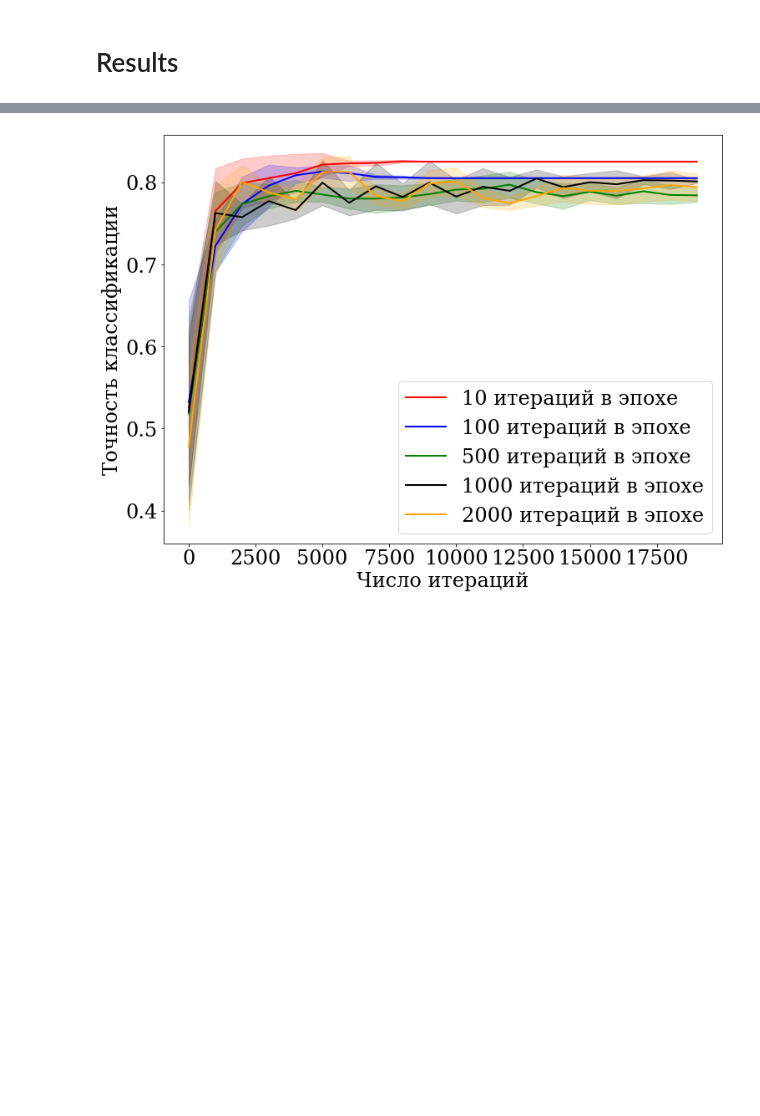
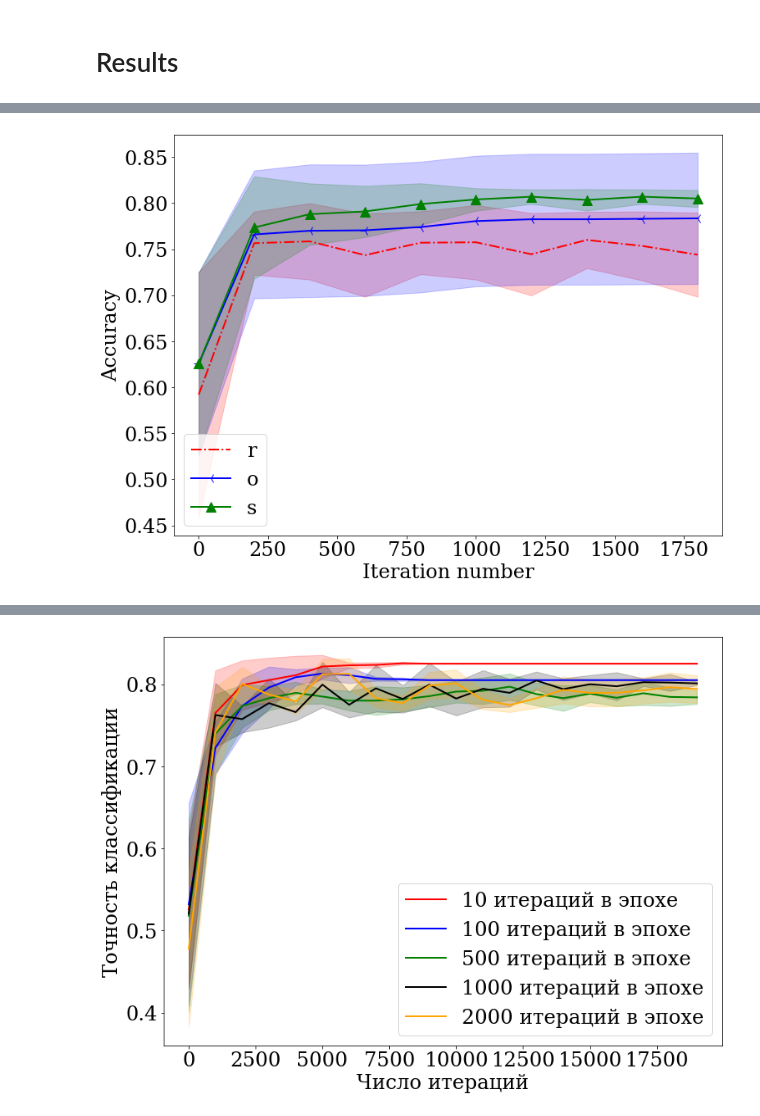
Before and after one commit to Intelligent-Systems-Phystech/MetaOptDistillation, a Jupyter notebook: notebooks/synthetic_data_experiment.ipynb, the cells around one changed output, grey strips where cells are left out. Drawn from its saved outputs; the diff is of its cells as text; code cells hidden in the pictures; blank space fills up the shorter version.

```diff
--- a/notebooks/synthetic_data_experiment.ipynb
+++ b/notebooks/synthetic_data_experiment.ipynb
@@ -330,12 +320,11 @@ synthetic_opt(exp_ver, run_num, epoch_num, filename, teacher, x_train,
 # %% [markdown]
 # Results
 # %%
-# data_b = open_data_json("../log/synthetic_exp3_nodistil.jsonl")
-# data_d = open_data_json("../log/synthetic_exp3_distil.jsonl")
-data_dr = open_data_json("../log/synthetic_exp3_random.jsonl")
-data_h = open_data_json("../log/synthetic_exp3_opt.jsonl")
-data_s = open_data_json("../log/synthetic_exp3_splines_esize_10_period_2.jsonl")
-# data_ho = open_data_json("../log/exp9_full_cifar_hyperopt.jsonl")
+#data_b = open_data_json("../log/synthetic_exp6_nodistil.jsonl")
+#data_d = open_data_json("../log/synthetic_exp6_distil.jsonl")
+data_dr = open_data_json("../log/synthetic_exp6_random.jsonl")
+data_h = open_data_json("../log/synthetic_exp6_opt.jsonl")
+data_s = open_data_json("../log/synthetic_exp6_splines_esize_10_period_2.jsonl")
 # %%
 from matplotlib import pylab as plt
 plt.rcParams['font.family'] = 'DejaVu Serif'
@@ -349 +358,12 @@ plt.rcParams['axes.labelsize'] = 24
+# %%
+plot_data_params(data_dr, 'accuracy', 'r', 'red', '.')
+plot_data_params(data_h, 'accuracy', 'o', 'blue', '3')
+plot_data_params(data_s, 'accuracy', 's', 'green', '^')
+plt.legend()
+plt.xlabel('Iteration number')
+plt.ylabel('Accuracy')
+# plt.title('График зависимости точности классификации от\n номера итерации при различных значениях размера эпохи')
+plt.show()
+# %% [output]
+[figure, added]
 # %%
```
Also changed, not shown: parts of 14 cells of this notebook, 17 other files.
